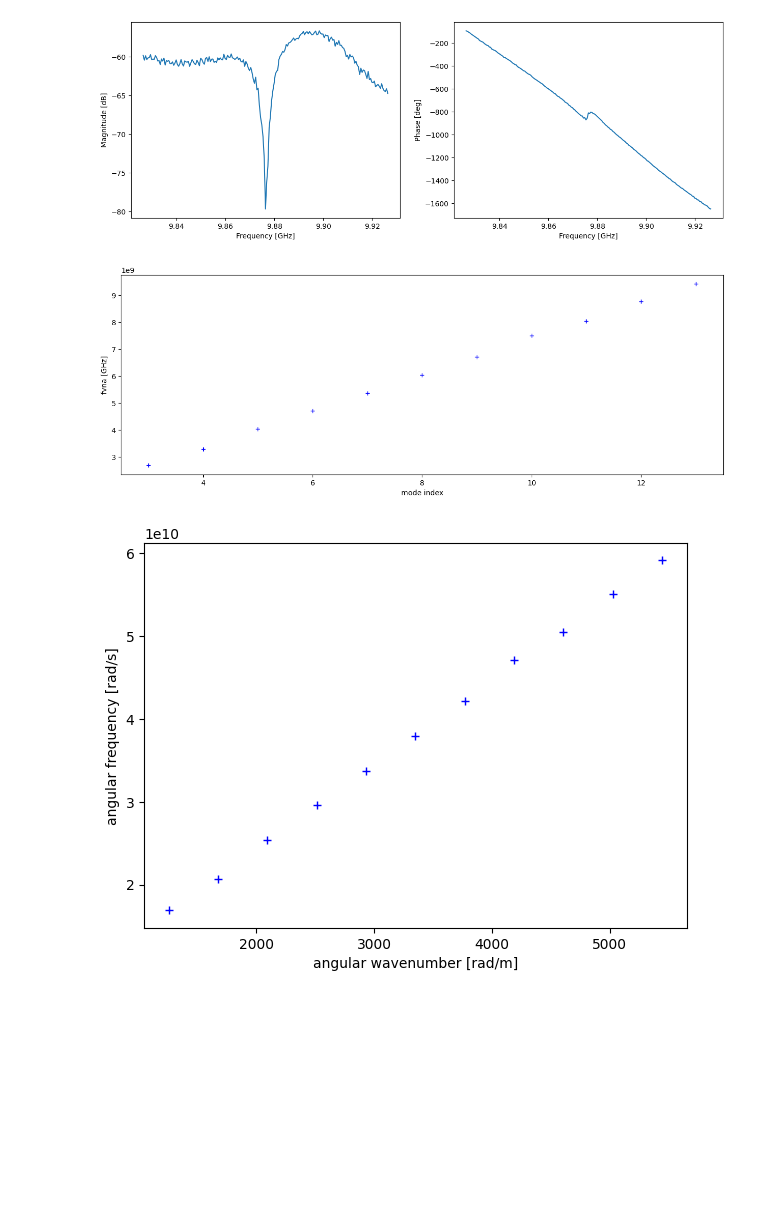
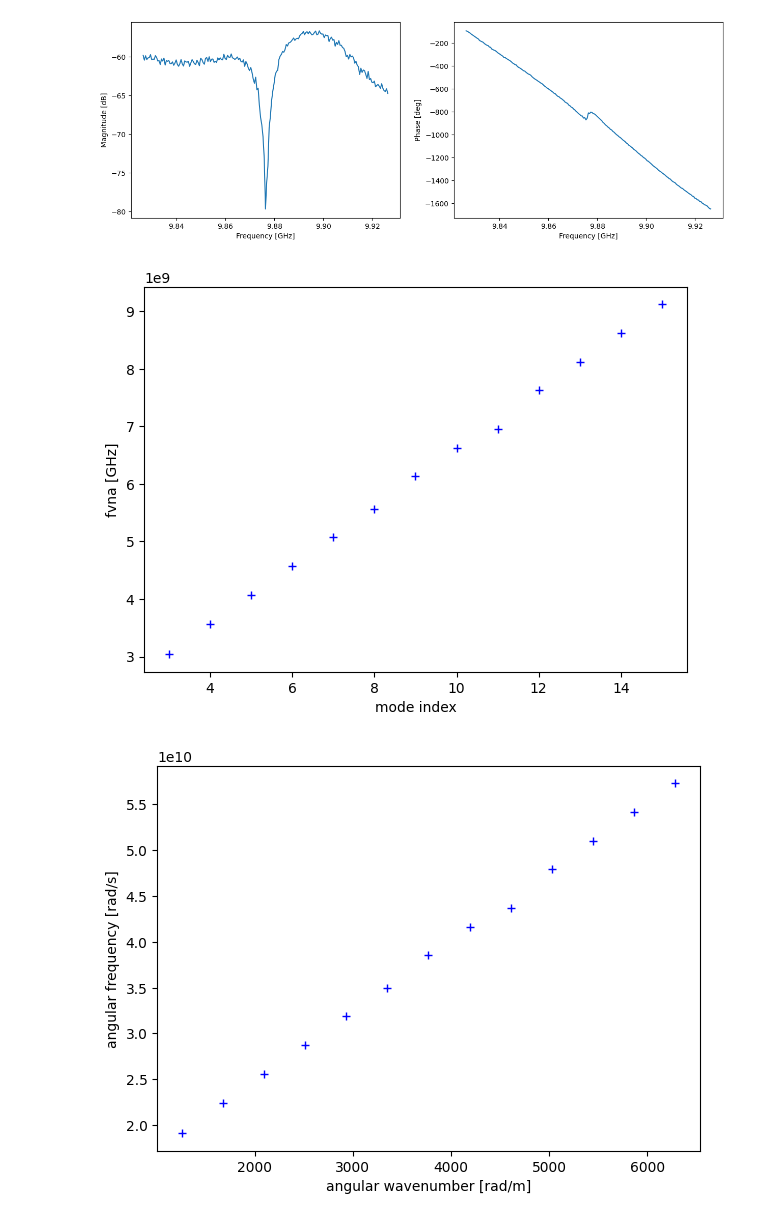
Before and after one commit to c12qe/rf-analysis-tools, a Jupyter notebook: notebook/cavity_resonance_harmonic.ipynb, the cells around one changed output. Drawn from its saved outputs; the diff is of its cells as text; code cells hidden in the pictures; blank space fills up the shorter version.

```diff
--- a/notebook/cavity_resonance_harmonic.ipynb
+++ b/notebook/cavity_resonance_harmonic.ipynb
@@ -412,27 +414,29 @@ ax.set_ylabel('Phase [deg]')
 Text(0, 0.5, 'Phase [deg]')
 [figure]
 # %%
-mode_index=range(3,14)#the resonance frequency is roughly 1.2GHz
+mode_index=range(3,16)#the resonance frequency is roughly 1.2GHz
 resonance_frequency = [
-    2.68927e9,
-    3.2805e9,
-    4.03625e9,
-    4.7014e9,
-    5.3711e9,
-    6.045e9,
-    6.705e9,
-    7.495e9,
-    8.027e9,
-    8.768e9,
-    9.413e9,
+    3.0400e9,
+    3.5566e9,
+    4.06299e9,
+    4.5699e9,
+    5.0764e9,
+    5.5667e9,
+    6.1348e9,
+    6.6204e9,
+    6.950e9,
+    7.624e9,
+    8.1269e9,
+    8.6276e9,
+    9.123e9,
 ]  # these are the resonances readout from the measurements
 plt.plot(mode_index, resonance_frequency, 'b+')
 ax = plt.gca()
 ax.set_xlabel('mode index')
 ax.set_ylabel('fvna [GHz]')
 plt.rcParams["figure.figsize"] = (7, 5) #setting figure size
 # %% [output]
-[figure, old version]
+[figure, new version]
 # %%
 angular_frequency_index=[value *(np.pi)*2 for value in resonance_frequency]
 angular_wavenumber_index=[value *(np.pi)/0.0075 for value in mode_index]#resonator_length=7.5mm
@@ -442,7 +446,7 @@ ax.set_xlabel('angular wavenumber [rad/m]')
 ax.set_ylabel('angular frequency [rad/s]')
 plt.rcParams["figure.figsize"] = (7, 5) #setting figure size
 # %% [output]
-[figure, old version]
+[figure, new version]
 # %%
 photon_velocity=[]
 for i in range(len(angular_frequency_index)):
```
Also changed, not shown: parts of 4 cells of this notebook, 2 other files.
